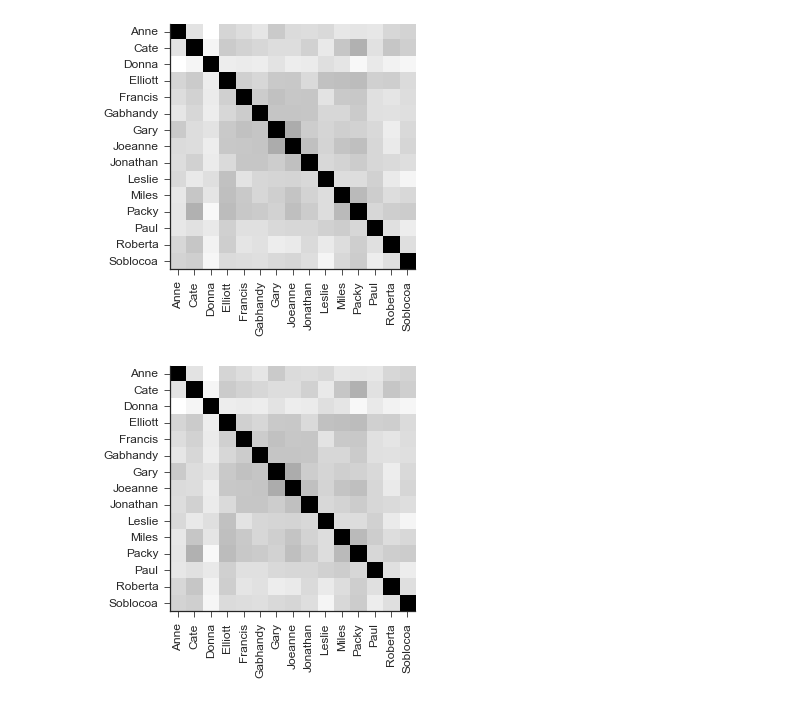
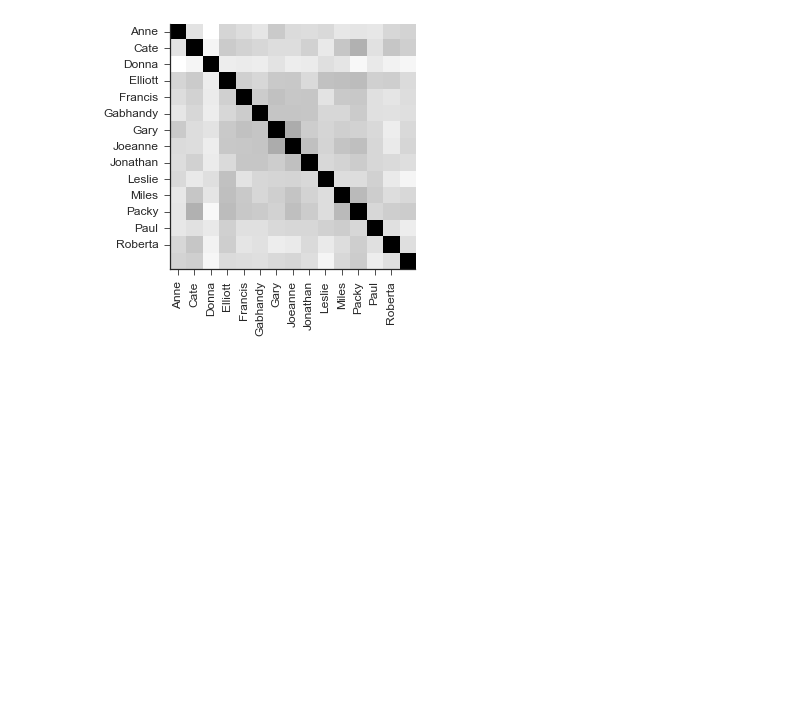
Before and after one commit to franklinmarsh/football_picker, a Jupyter notebook: ml_pool.ipynb, the cells around one changed output. Cells and saved outputs as stored; diff of their text form; code cells hidden in the pictures; blank space fills up the shorter version.

Commit message:
make week 6 picks

```diff
--- a/ml_pool.ipynb
+++ b/ml_pool.ipynb
@@ -57,6 +57,8 @@ d = pd.read_csv('pool_dataset.csv')
 pick_cor = d.drop(['Unnamed: 0','spr','yr'], axis = 1).T.as_matrix()
 # %%
 names = list(d.drop(['Unnamed: 0','spr','yr'], axis = 1).columns)
+#remove Soblocoa from the pool
+names.remove('Soblocoa')
 # %%
 def PlotCorr(cor, labels):
 
@@ -76,8 +124,7 @@ def PlotCorr(cor, labels):
 # %%
-PlotCorr(np.corrcoef(pick_cor), names)
+cor_fig = PlotCorr(np.corrcoef(pick_cor), names)
 # %% [output]
-[figure, old version]
+[figure, new version]
-[figure, removed]
 # %%
 model_dict = defaultdict()
 
```
Also changed, not shown: parts of 13 cells of this notebook, 2 other files.
